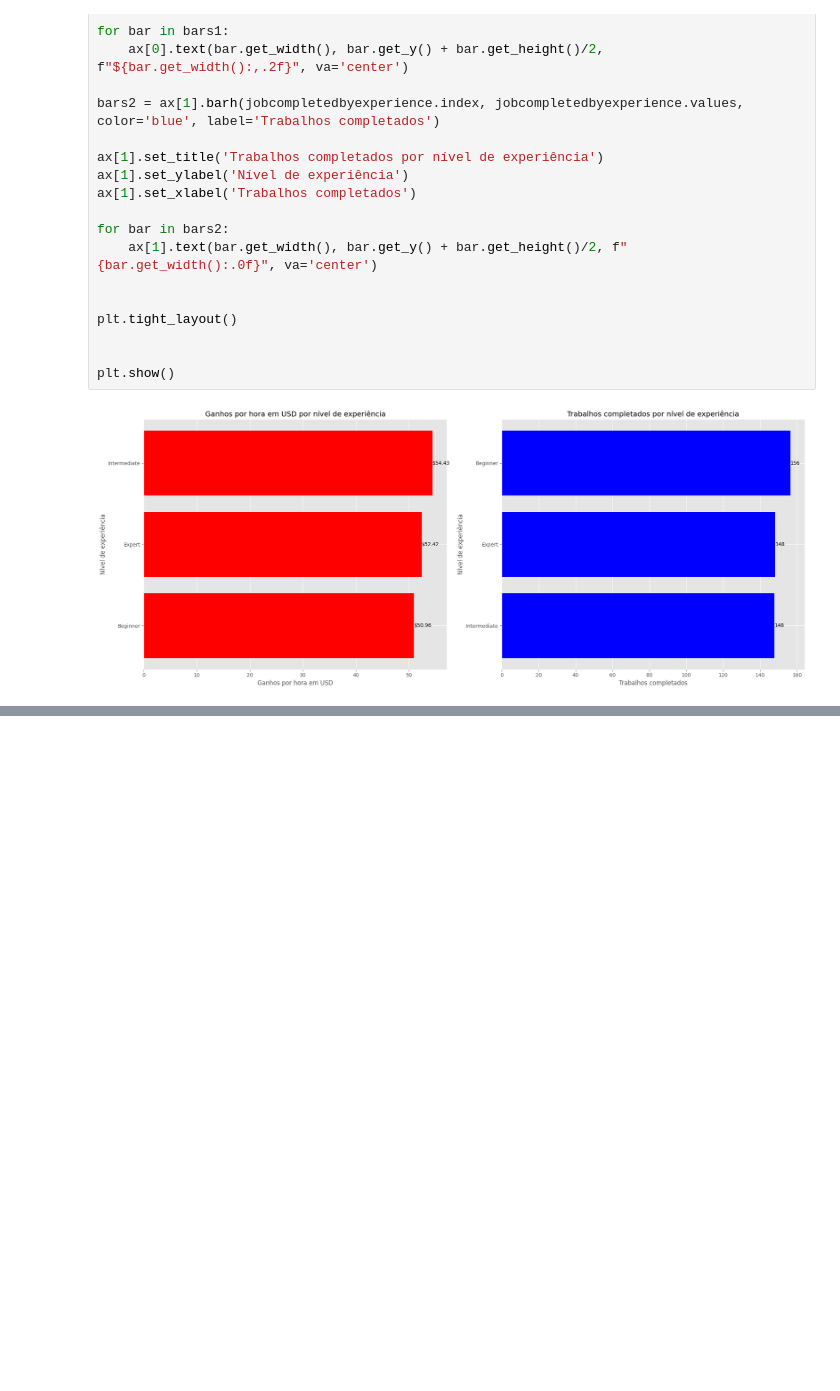
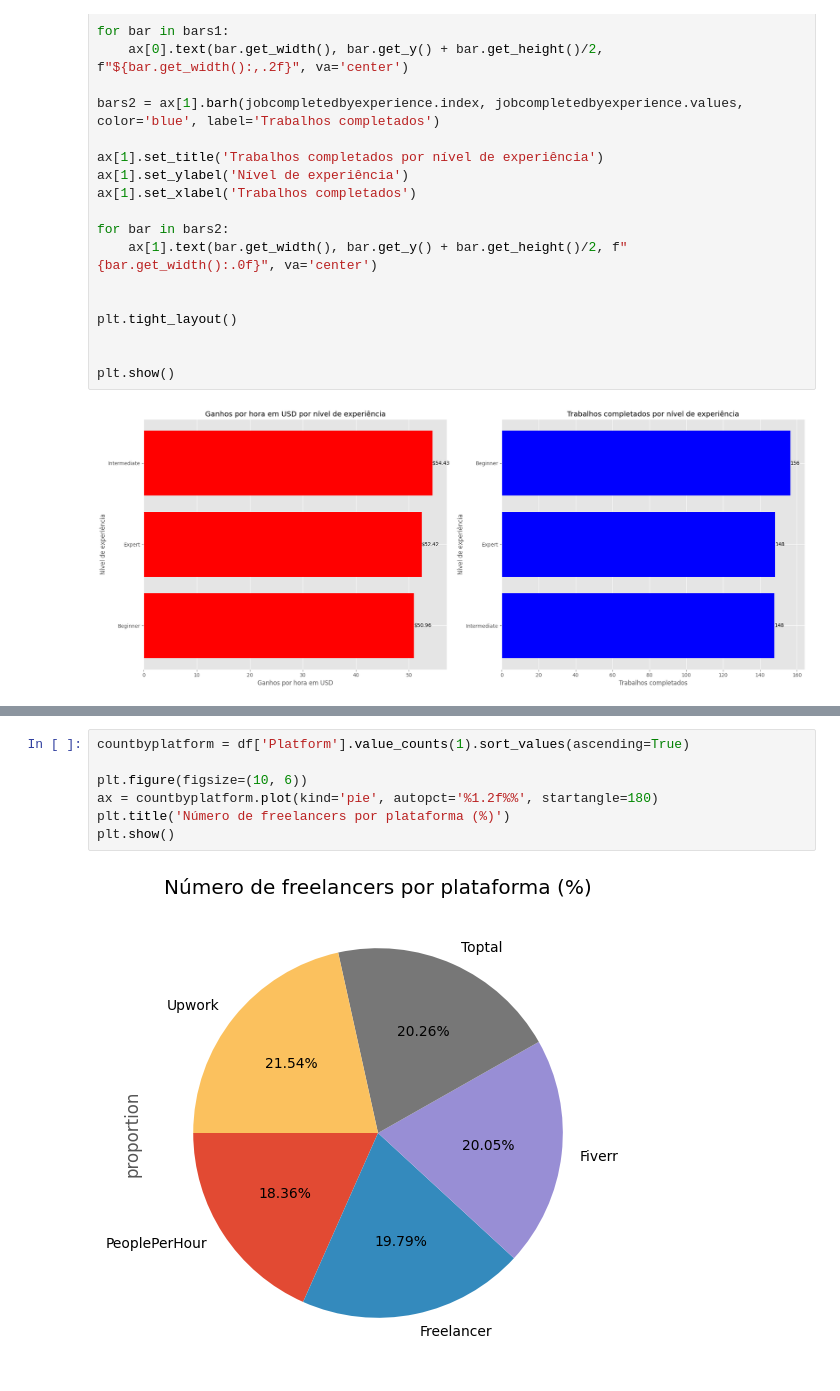
Before and after one commit to jotagadev/analise_freelancers_dataset, a Jupyter notebook: notebooks/analise.ipynb, the cells around one changed output, grey strips where cells are left out. Saved outputs shown, nothing was run; the diff lists cells and outputs as text; blank space fills up the shorter version.

```diff
--- a/notebooks/analise.ipynb
+++ b/notebooks/analise.ipynb
@@ -200,0 +207,9 @@ plt.show()
+# %%
+countbyplatform = df['Platform'].value_counts(1).sort_values(ascending=True)
+
+plt.figure(figsize=(10, 6))
+ax = countbyplatform.plot(kind='pie', autopct='%1.2f%%', startangle=180)
+plt.title('Número de freelancers por plataforma (%)')
+plt.show()
+# %% [output]
+[figure, added]
```
Also changed, not shown: parts of 4 cells of this notebook.
